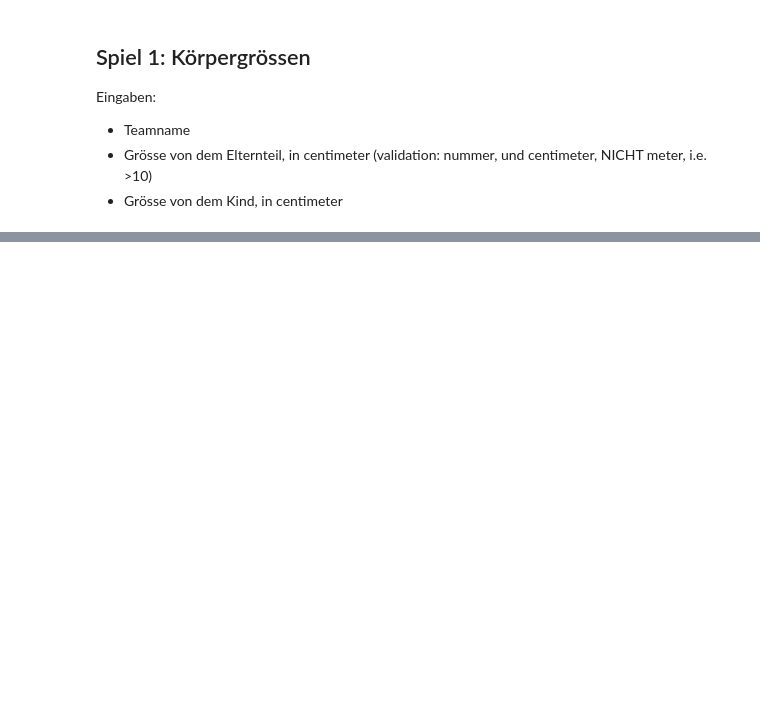
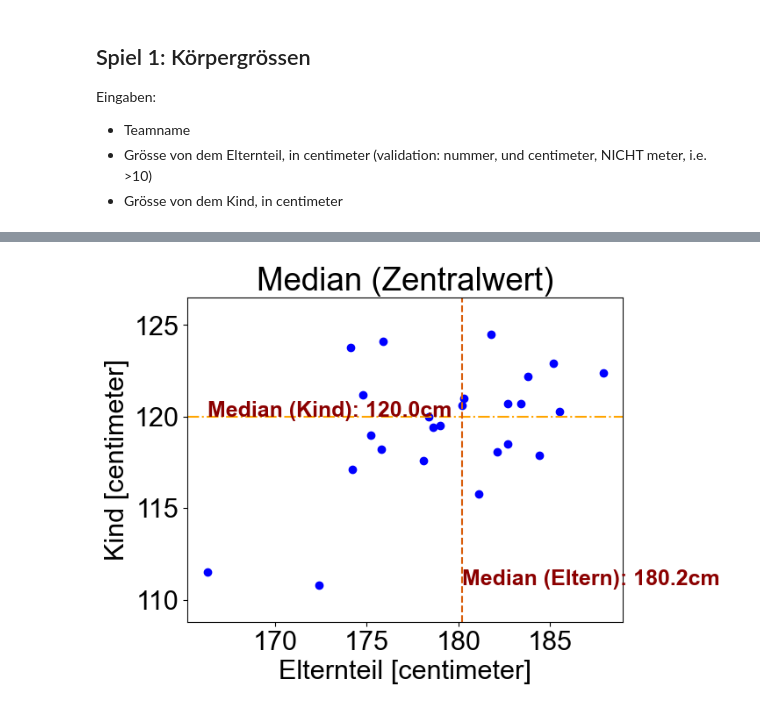
Before and after one commit to bedapub/2025-10-Zukunftstag-simulation, a Jupyter notebook: 2025-10-Zukunftstag-simulation.ipynb, the cells around one changed output, grey strips where cells are left out. Drawn from its saved outputs; the diff is of its cells as text; code cells hidden in the pictures; blank space fills up the shorter version.

```diff
--- a/2025-10-Zukunftstag-simulation.ipynb
+++ b/2025-10-Zukunftstag-simulation.ipynb
@@ -104,3 +136,22 @@ plt.show()
+# %%
+eltern_med = np.median(eltern_groesse)
+kind_med = np.median(kind_groesse)
+med_dict = {'color': 'darkred',
+            'size': 18,
+            'weight': 'bold'}
+
+plt.plot(eltern_groesse, kind_groesse, "bo")
+plt.xlabel("Elternteil [centimeter]")
+plt.ylabel("Kind [centimeter]")
+plt.axis('equal')
+plt.axhline(kind_med, c="orange", ls="--")
+plt.axvline(eltern_med, c="#D95F0E", ls="--")
+plt.text(eltern_med, min(kind_groesse), "Median (Eltern): " + str(eltern_med) + "cm", fontdict=med_dict)
+plt.text(min(eltern_groesse), kind_med, "Median (Kind): " + str(kind_med) + "cm", fontdict=med_dict)
+plt.title("Median (Zentralwert)")
+plt.show()
+# %% [output]
+[figure, added]
 # %%
 coef = np.polyfit(eltern_groesse, kind_groesse,1)
 poly1d_fn = np.poly1d(coef)
```
Also changed, not shown: parts of 7 cells of this notebook.
